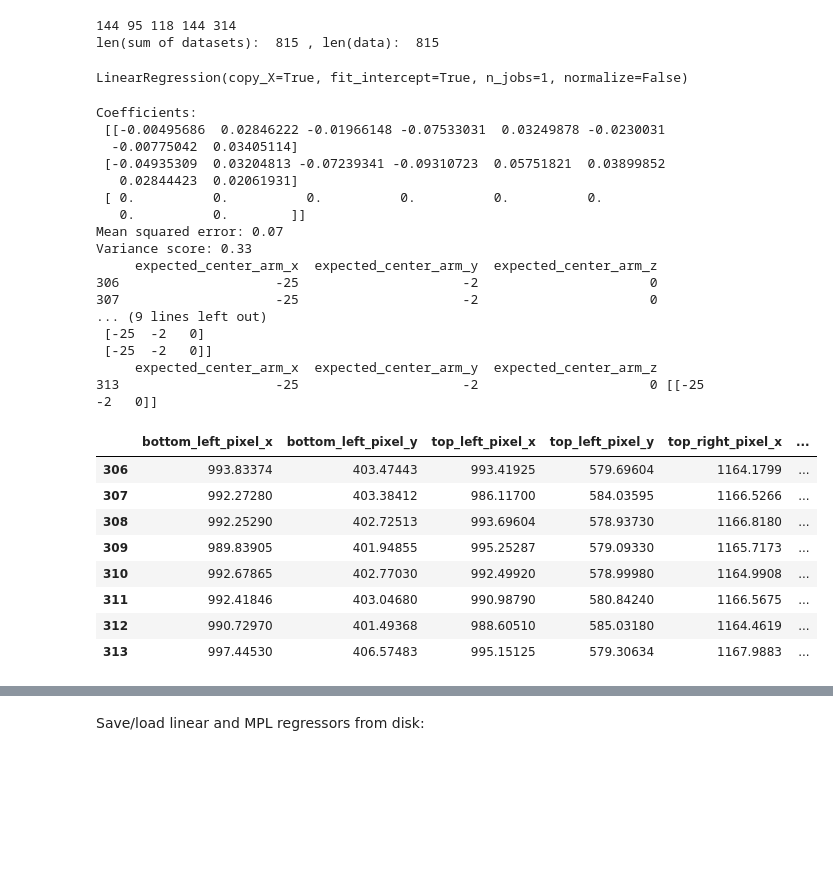
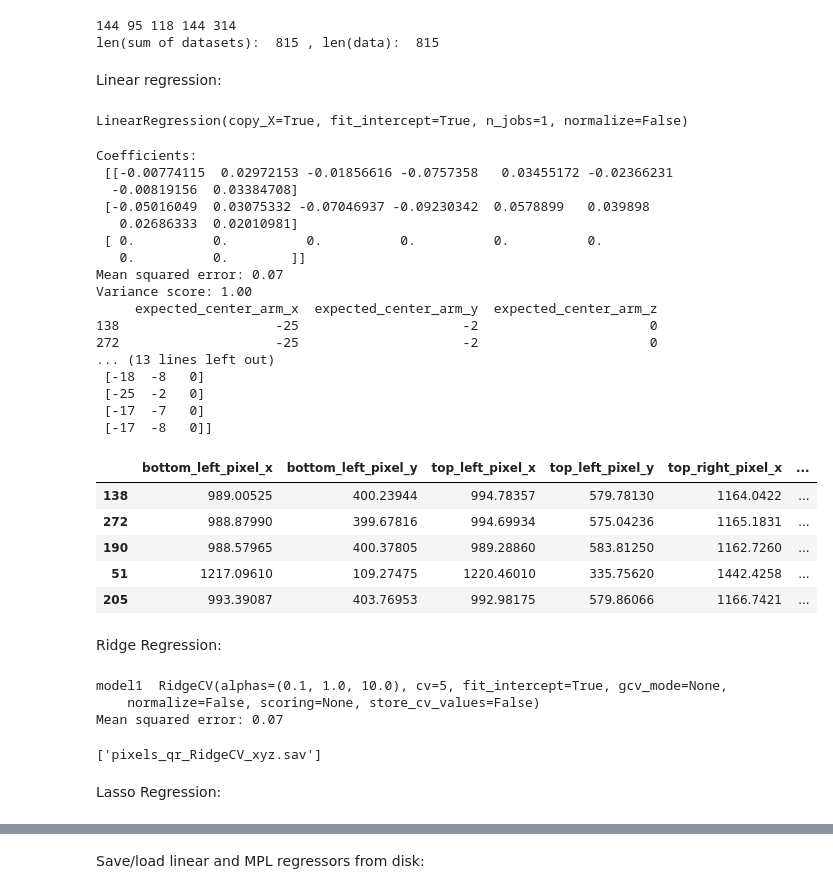
Before and after one commit to temp3rr0r/RoboticArm, a Jupyter notebook: components/Perception/Pixels QR to xyz [-1, 1].ipynb, the cells around one changed output, grey strips where cells are left out. Saved outputs shown, nothing was run; the diff lists cells and outputs as text; code cells hidden in the pictures; blank space fills up the shorter version.

Commit message:
Can test many regression models. RANSAC and Linear Regressors most logical

```diff
--- a/components/Perception/Pixels QR to xyz [-1, 1].ipynb
+++ b/components/Perception/Pixels QR to xyz [-1, 1].ipynb
@@ -210,10 +211,10 @@ data_G.tail(5)
 | 313 | 997.44530 | 406.57483 | 995.15125 | 579.30634 | 1167.9883 | ... |
 5 rows × 26 columns
 # %%
-data = data_E.append(data_D)
+data = data_F.append(data_G)
 data = data.append(data_C)
-data = data.append(data_F)
-data = data.append(data_G)
+data = data.append(data_E)
+data = data.append(data_D)
 print(len(data_E), len(data_D), len(data_C), len(data_F), len(data_G))
 print("len(sum of datasets): ", len(data_E) + len(data_D) + len(data_C) + len(data_F) + len(data_G), ", len(data): ", len(data))
 # %% [output]
@@ -237,15 +223,17 @@ def shuffle(df, axis=1):
 # %%
-shuffled_data = data.copy()
+shuffled_data = data.sample(frac=1)
 
 X = shuffled_data[["bottom_left_pixel_x","bottom_left_pixel_y","top_left_pixel_x","top_left_pixel_y","top_right_pixel_x","top_right_pixel_y","bottom_right_pixel_x","bottom_right_pixel_y"]]
 y = shuffled_data[["expected_center_arm_x", "expected_center_arm_y", "expected_center_arm_z"]]
 
-held_out_percent = 0.01
+held_out_percent = 0.33
 held_out_count = int(len(data) * held_out_percent)
 X_train = X[:-held_out_count]
 X_test = X[-held_out_count:]
 y_train = y[:-held_out_count]
 y_test = y[-held_out_count:]
+# %% [markdown]
+Linear regression:
 # %%
 from sklearn import datasets, linear_model
 from sklearn.metrics import mean_squared_error, r2_score
@@ -275,35 +263,51 @@ print('Variance score: %.2f' % r2_score(y_test, y_pred))
 # plt.yticks(())
 
 # plt.show()
-print(y_test[:-1].astype(int), y_pred[:-1].astype(int))
-print(y_test[-1:].astype(int), y_pred[-1:].astype(int))
+print(y_test[:10].astype(int), y_pred[:10].astype(int))
+# print(y_test[-1:].astype(int), y_pred[-1:].astype(int))
 # %% [output]
 Coefficients:
- [[-0.00495686  0.02846222 -0.01966148 -0.07533031  0.03249878 -0.0230031
-  -0.00775042  0.03405114]
- [-0.04935309  0.03204813 -0.07239341 -0.09310723  0.05751821  0.03899852
-   0.02844423  0.02061931]
+ [[-0.00774115  0.02972153 -0.01856616 -0.0757358   0.03455172 -0.02366231
+  -0.00819156  0.03384708]
+ [-0.05016049  0.03075332 -0.07046937 -0.09230342  0.0578899   0.039898
+   0.02686333  0.02010981]
  [ 0.          0.          0.          0.          0.          0.
    0.          0.        ]]
 Mean squared error: 0.07
-Variance score: 0.33
+Variance score: 1.00
      expected_center_arm_x  expected_center_arm_y  expected_center_arm_z
-306                    -25                     -2                      0
-307                    -25                     -2                      0
-... (9 lines left out)
+138                    -25                     -2                      0
+272                    -25                     -2                      0
+... (13 lines left out)
+ [-18  -8   0]
  [-25  -2   0]
- [-25  -2   0]]
-     expected_center_arm_x  expected_center_arm_y  expected_center_arm_z
-313                    -25                     -2                      0 [[-25  -2   0]]
+ [-17  -7   0]
+ [-17  -8   0]]
 # %%
-X_test
+X_test.head(5)
 # %% [output]
 |  | bottom_left_pixel_x | bottom_left_pixel_y | top_left_pixel_x | top_left_pixel_y | top_right_pixel_x | ... |
-| 306 | 993.83374 | 403.47443 | 993.41925 | 579.69604 | 1164.1799 | ... |
-| 307 | 992.27280 | 403.38412 | 986.11700 | 584.03595 | 1166.5266 | ... |
-| 308 | 992.25290 | 402.72513 | 993.69604 | 578.93730 | 1166.8180 | ... |
-| 309 | 989.83905 | 401.94855 | 995.25287 | 579.09330 | 1165.7173 | ... |
-| 310 | 992.67865 | 402.77030 | 992.49920 | 578.99980 | 1164.9908 | ... |
-| 311 | 992.41846 | 403.04680 | 990.98790 | 580.84240 | 1166.5675 | ... |
-| 312 | 990.72970 | 401.49368 | 988.60510 | 585.03180 | 1164.4619 | ... |
-| 313 | 997.44530 | 406.57483 | 995.15125 | 579.30634 | 1167.9883 | ... |
+| 138 | 989.00525 | 400.23944 | 994.78357 | 579.78130 | 1164.0422 | ... |
+| 272 | 988.87990 | 399.67816 | 994.69934 | 575.04236 | 1165.1831 | ... |
+| 190 | 988.57965 | 400.37805 | 989.28860 | 583.81250 | 1162.7260 | ... |
+| 51 | 1217.09610 | 109.27475 | 1220.46010 | 335.75620 | 1442.4258 | ... |
+| 205 | 993.39087 | 403.76953 | 992.98175 | 579.86066 | 1166.7421 | ... |
+# %% [markdown]
+Ridge Regression:
+# %%
+from sklearn import linear_model
+
+model1 = linear_model.RidgeCV(cv=5)
+model1.fit(X_train, y_train)
+print("model1 ", model1)
+# y_pred = model1.predict(X_test)
+y_pred = model1.predict(X_test)
+print("Mean squared error: %.2f" % mean_squared_error(y_test, y_pred))
+joblib.dump(model1, 'pixels_qr_RidgeCV_xyz.sav')
+# %% [output]
+model1  RidgeCV(alphas=(0.1, 1.0, 10.0), cv=5, fit_intercept=True, gcv_mode=None,
+    normalize=False, scoring=None, store_cv_values=False)
+Mean squared error: 0.07
+['pixels_qr_RidgeCV_xyz.sav']
+# %% [markdown]
+Lasso Regression:
```
Also changed, not shown: parts of 28 cells of this notebook, 21 other files.
